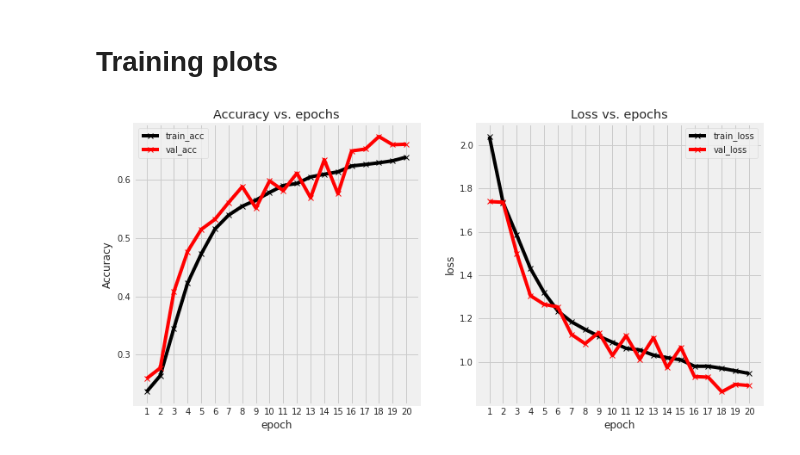
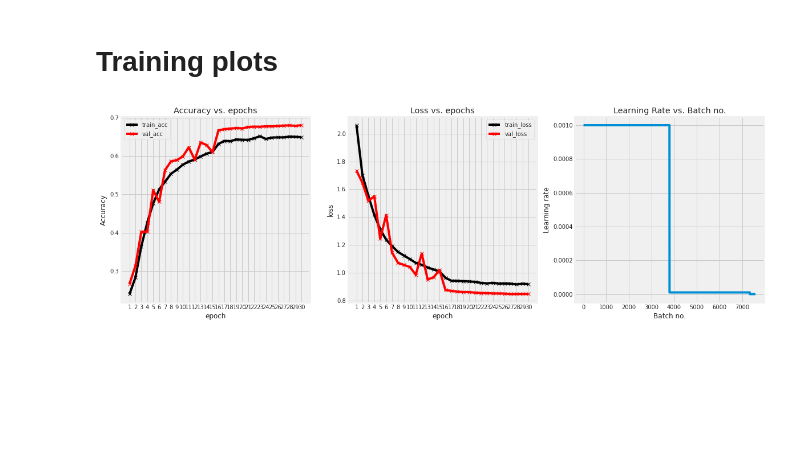
Before and after one commit to veb-101/Facial-Expression-Recognition, a Jupyter notebook: Facial_Expression_Recognition.ipynb, the cells around one changed output. Saved outputs shown, nothing was run; the diff lists cells and outputs as text; code cells hidden in the pictures; blank space fills up the shorter version.

```diff
--- a/Facial_Expression_Recognition.ipynb
+++ b/Facial_Expression_Recognition.ipynb
@@ -566,6 +570,13 @@ def evaluate(model: object, val_loader: object) -> dict:
     model.eval()
     outputs = [model.validation_step(batch) for batch in val_loader]
     return model.get_metrics_epoch_end(outputs=outputs, validation=True)
+
+
+def get_lr(optimizer: object) -> float:
+    ''' Returns current learning rate'''
+
+    for param_group in optimizer.param_groups:
+        return param_group['lr']
 
 
 def fit_model(model_name: str,
@@ -584,6 +595,7 @@ def fit_model(model_name: str,
             model_name: str
             model: object
             epochs: int -> Max epochs
+            lr: float -> learning rate
             train_loader: training set data loader
             val_loader: validation set data loader
             opt_func: optimzer object
@@ -594,26 +606,47 @@ def fit_model(model_name: str,
     torch.cuda.empty_cache()
     BEST_VAL_SCORE = 0.0 # for keeping track of best model score
     history = []
+
     optimizer = opt_func(model.parameters(), lr)
+    # scheduler = torch.optim.lr_scheduler.OneCycleLR(optimizer=optimizer, max_lr=max_lr,
+    #                                                 epochs=epochs,
+    #                                                 steps_per_epoch=len(train_loader))
 
+    scheduler = torch.optim.lr_scheduler.ReduceLROnPlateau(optimizer, 'min', patience=1, factor=0.01)
     for epoch in range(epochs):
         train_history = []
+        lrs = []
+
         # Training Phase
         model.train()
-        for batch in tqdm(train_loader, desc=f"Epoch: {epoch+1}/{epochs}"):
+        for batch in tqdm(train_loader, desc=f'Epoch: {epoch+1}/{epochs}'):
             info = model.training_step(batch)
             loss = info['loss']
             # contains batch loss and acc for training phase
             train_history.append(info)
+            loss.backward()
 
-            loss.backward()
+            # Gradient clipping
+            # if grad_clip:
+            #     nn.utils.clip_grad_value_(model.parameters(), grad_clip)
+
             optimizer.step()
             optimizer.zero_grad()
+
+            lrs.append(get_lr(optimizer))
+            # scheduler.step()
+
 
         train_result = model.get_metrics_epoch_end(train_history, validation=False)
         val_result = evaluate(model, val_loader)
         result = {**train_result, **val_result}
+
+        # call scheduler to check validation loss
+        scheduler.step(result['val_loss'])
+
+        result['lrs'] = lrs
         model.epoch_end(epoch, result, epochs)
+
 
         # Save the best model
         if result['val_acc'] > BEST_VAL_SCORE:
@@ -764,7 +797,7 @@ models = {
 # TRAINING CONSTANTS
 
 training_parameters = {
-    "epochs": 20,
+    "epochs": 30,
     "lr": 0.001,
     "opt_func": torch.optim.Adam,
     "batch_size": 128,
@@ -799,13 +828,13 @@ Test Scores:
 # %%
 # plotting score and loss
 
 plt.figure(figsize=(18, 6))
 plt.subplot(1, 3, 1)
 plot_accuracies(history)
 plt.subplot(1, 3, 2)
 plot_losses(history)
 
-# plt.subplot(1, 3, 3)
-# plot_lrs(history)
+plt.subplot(1, 3, 3)
+plot_lrs(history)
 # %% [output]
-[figure, old version]
+[figure, new version]
```
Also changed, not shown: parts of 9 cells of this notebook.
